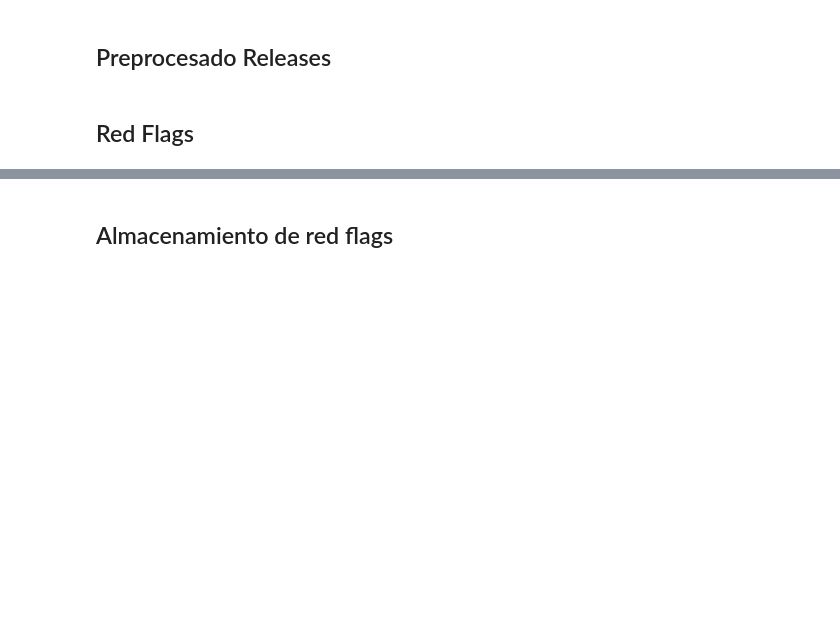
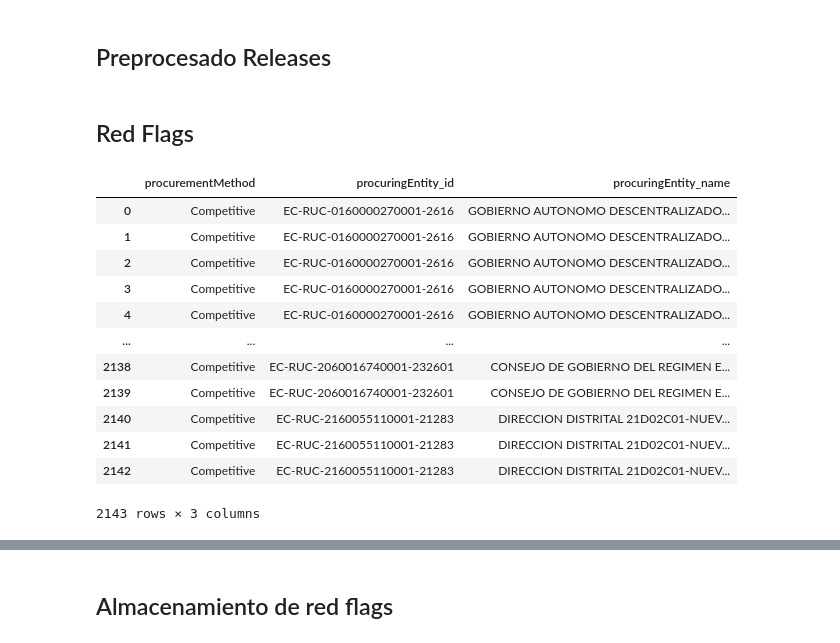
Before and after one commit to juasesan/RedFlag_analysis, a Jupyter notebook: Notebooks/3-Definicion de Red Flags.ipynb, the cells around one changed output, grey strips where cells are left out. Drawn from its saved outputs; the diff is of its cells as text; code cells hidden in the pictures; blank space fills up the shorter version.

```diff
--- a/Notebooks/3-Definicion de Red Flags.ipynb
+++ b/Notebooks/3-Definicion de Red Flags.ipynb
@@ -85,7 +85,24 @@ def NF011():
     df_NF011=pd.DataFrame.from_dict(redflag_NF011,orient="index").transpose().stack().reset_index()
     df_NF011.columns=["Nivel","procurementMethod","procuringEntity_id"]
     df_NF011=df_NF011.drop(columns="Nivel")
+    df_NF011=df_NF011.merge(tender[['procuringEntity_id', 'procuringEntity_name']], on='procuringEntity_id')
     return df_NF011
+# %%
+NF011()
+# %% [output]
+|  | procurementMethod | procuringEntity_id | procuringEntity_name |
+| 0 | Competitive | EC-RUC-0160000270001-2616 | GOBIERNO AUTONOMO DESCENTRALIZADO... |
+| 1 | Competitive | EC-RUC-0160000270001-2616 | GOBIERNO AUTONOMO DESCENTRALIZADO... |
+| 2 | Competitive | EC-RUC-0160000270001-2616 | GOBIERNO AUTONOMO DESCENTRALIZADO... |
+| 3 | Competitive | EC-RUC-0160000270001-2616 | GOBIERNO AUTONOMO DESCENTRALIZADO... |
+| 4 | Competitive | EC-RUC-0160000270001-2616 | GOBIERNO AUTONOMO DESCENTRALIZADO... |
+| ... | ... | ... | ... |
+| 2138 | Competitive | EC-RUC-2060016740001-232601 | CONSEJO DE GOBIERNO DEL REGIMEN E... |
+| 2139 | Competitive | EC-RUC-2060016740001-232601 | CONSEJO DE GOBIERNO DEL REGIMEN E... |
+| 2140 | Competitive | EC-RUC-2160055110001-21283 | DIRECCION DISTRITAL 21D02C01-NUEV... |
+| 2141 | Competitive | EC-RUC-2160055110001-21283 | DIRECCION DISTRITAL 21D02C01-NUEV... |
+| 2142 | Competitive | EC-RUC-2160055110001-21283 | DIRECCION DISTRITAL 21D02C01-NUEV... |
+2143 rows × 3 columns
 # %%
 def NF025():
     # Solo participación de tenderers
```
Also changed, not shown: parts of 19 cells of this notebook, 2 other files.
